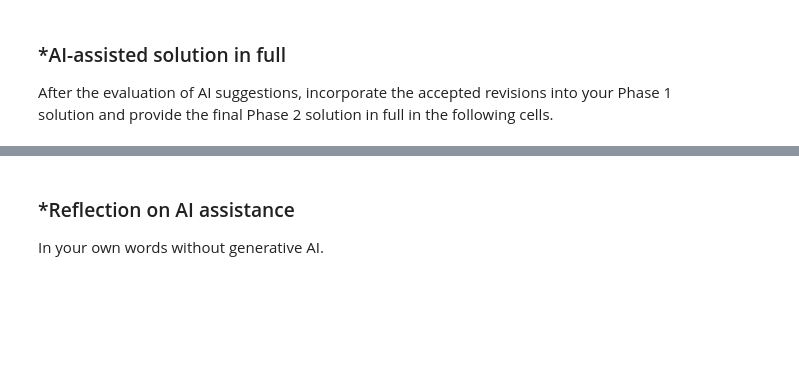
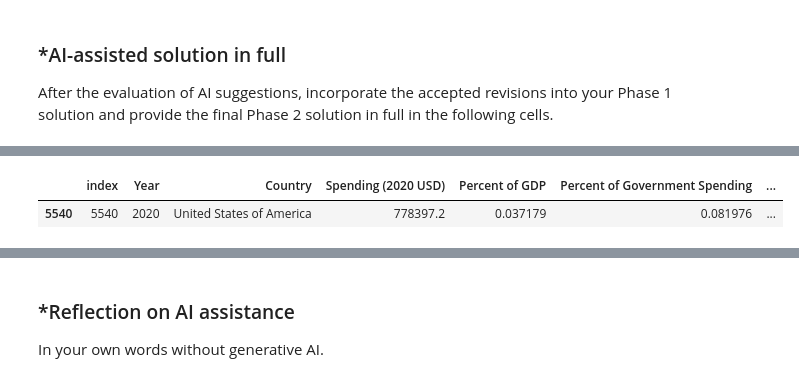
Before and after one commit to raffaellaalpaca-ai/A04-clustering, a Jupyter notebook: notebook.ipynb, the cells around one changed output, grey strips where cells are left out. Cells and saved outputs as stored; diff of their text form; code cells hidden in the pictures; blank space fills up the shorter version.

```diff
--- a/notebook.ipynb
+++ b/notebook.ipynb
@@ -572,0 +646,8 @@ After the evaluation of AI suggestions, incorporate the accepted revisions into
+# %%
+
+#q2.1 - Load military expenditure data
+df = pd.read_csv('SIPRI Military Expenditure Database.csv')
+df2020 = df[df['Year'] == 2020].copy()
+df2020 = df2020.dropna()
+print("Number of countries:", len(df2020))
+df2020.info()
@@ -572,0 +670,6 @@ After the evaluation of AI suggestions, incorporate the accepted revisions into
+# %%
+#q2.2 - Min-max normalization
+X = df2020[['Spending (2020 USD)',
+             'Spending per Capita']]
+X_scaled = (X - X.min()) / (X.max() - X.min())
+X_scaled.head()
@@ -572,0 +729,6 @@ After the evaluation of AI suggestions, incorporate the accepted revisions into
+# %%
+#find United States cluster
+df2020[df2020['Country'] == 'United States of America']
+# %% [output]
+|  | index | Year | Country | Spending (2020 USD) | Percent of GDP | Percent of Government Spending | ... |
+| 5540 | 5540 | 2020 | United States of America | 778397.2 | 0.037179 | 0.081976 | ... |
```
Also changed, not shown: parts of 20 cells of this notebook.
